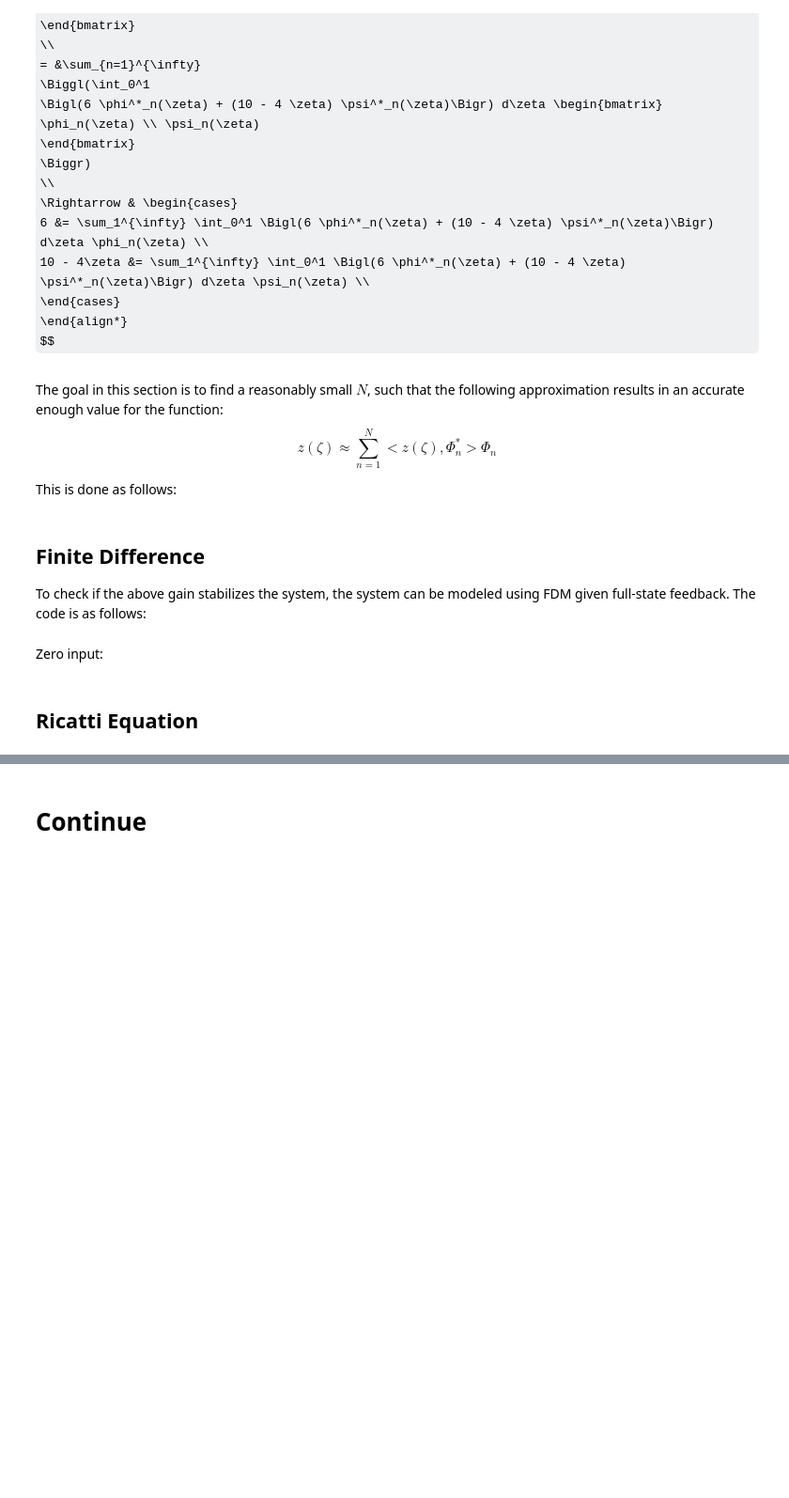
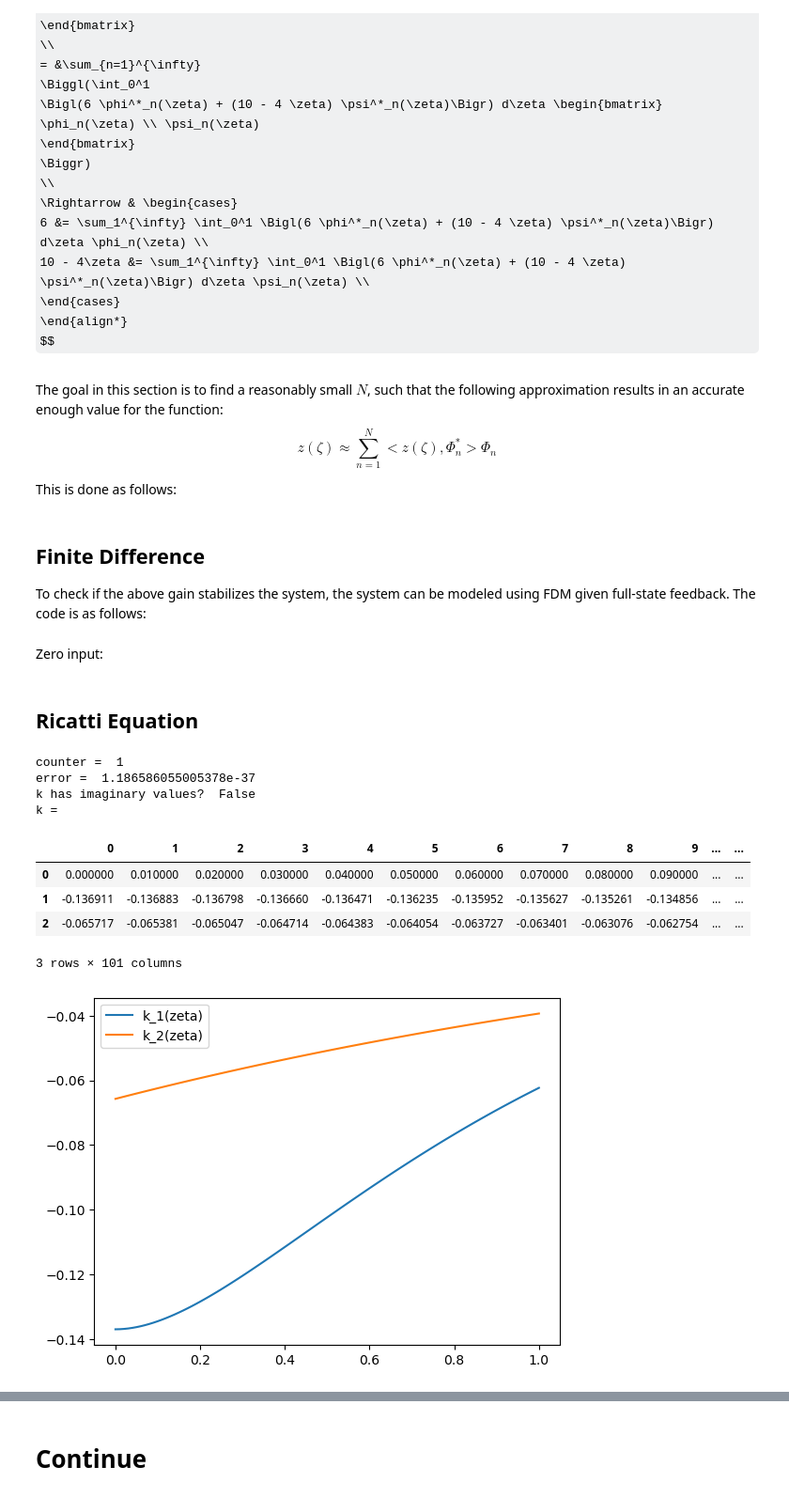
Before and after one commit to behradmoadeli/pfr_isothermal_recycle_delay_optimal, a Jupyter notebook: reports/BehradPaper.ipynb, the cells around one changed output, grey strips where cells are left out. Shown at 94% size. Saved outputs shown, nothing was run; the diff lists cells and outputs as text; code cells hidden in the pictures; some formulas as TeX source; blank space fills up the shorter version.

```diff
--- a/reports/BehradPaper.ipynb
+++ b/reports/BehradPaper.ipynb
@@ -204,7 +204,7 @@ Which is exactly the same as the previous characteristic equation. We may now mo
 Initializing system parameters:
 # %%
 default_pars = obtain_default_pars('pars_list.csv')
-default_pars['label'] = 'dual_3'
+default_pars['label'] = 'default'
 display(default_pars)
 # %% [output]
 {'k': 1.5, 'D': 0.2, 'v': 1, 'tau': 0.8, 'R': 0.6, 'label': 'default'}
@@ -213,7 +213,7 @@ display(default_pars)
 # %% [markdown]
 Searching `guess` range to obtain eigenvalues distribution:
 # %%
-path = "CSV/dual_3.csv"
+path = "CSV/default.csv"
 
 if not os.path.exists(path):
     guess = {
@@ -624,12 +624,12 @@ from scipy.sparse import csr_matrix
 from scipy.integrate import solve_ivp
 import plotly.graph_objs as go
 
-N_zeta = 100
+N_zeta = 101
 zeta = np.linspace(0,1,N_zeta)
 dz = zeta[1]
 
 # Define the time points for the solution
-t_end = 10
+t_end = 5
 N_t = 100
 t_eval = np.linspace(0, t_end, num=N_t)  # Time points at which to evaluate
 
@@ -680,8 +680,16 @@ rows_data.extend([
 rows_row_indices.extend([2*N_zeta-2, 2*N_zeta-2])
 rows_col_indices.extend([N_zeta-1, 2*N_zeta-2])
 
+# Define the last row
+rows_data.extend([
+    (2*D)/(dz**2),
+    k - (2*D)/(dz**2)
+])
+rows_row_indices.extend([2*N_zeta-1, 2*N_zeta-1])
+rows_col_indices.extend([N_zeta-2, N_zeta-1])
+
 # Construct the middle rows as a sparse matrix
-A_ode = csr_matrix((rows_data, (rows_row_indices, rows_col_indices)), shape=(2*N_zeta-1, 2*N_zeta-1))
+A_ode = csr_matrix((rows_data, (rows_row_indices, rows_col_indices)), shape=(2*N_zeta, 2*N_zeta))
 # %%
 # Define the function representing the system of ODEs
 def system_zero_u(t, x, A, par):
@@ -769,7 +773,7 @@ psi_fig.show()
 # %% [markdown]
 ## Ricatti Equation
 # %%
-n_modes = 5
+n_modes = 1
 
 error = 1
 counter = 0
@@ -777,30 +781,41 @@ counter = 0
 
 while error > 1e-15:
     p_0_shape = np.array([*triu_to_flat(np.zeros((n_modes,n_modes)))] * 2).shape # Proper shape for initial guess
     p_0 = (np.random.rand(*p_0_shape) - 0.5) * 0.1 # Initial guess
     p_sol_flat = fsolve(ricatti, p_0, (default_pars, lambdas[:n_modes], normal_coefs[:n_modes]), xtol = 1e-14)
     K = k_ricatti(zeta, p_sol_flat, default_pars, lambdas[:n_modes], normal_coefs[:n_modes])
     has_imag_values = np.any(np.abs(K.imag) > 1e-5)
     if not has_imag_values:
         error_array = np.array(ricatti(p_sol_flat, default_pars, lambdas[:n_modes], normal_coefs[:n_modes]))
         error = np.sqrt(sum(error_array ** 2)) / (0.5 * len(p_0))
     else:
         error = 1
     counter += 1
     if counter == 50:
         p_sol_flat = np.zeros_like(p_sol_flat)
         error = 1
         print('Does not converge')
         break
     print('counter = ', counter)
     print('error = ', error)
     print('k has imaginary values? ', has_imag_values)
 
 if error < 1:
     K = K.real.astype(float)
     print("k = ")
     display(pd.DataFrame(K))
     plt.plot(K[0], K[1], label='k_1(zeta)')
     plt.plot(K[0], K[2], label='k_2(zeta)')
     plt.legend()
     plt.show()
+# %% [output]
+counter =  1
+error =  1.186586055005378e-37
+k has imaginary values?  False
+k =
+|  | 0 | 1 | 2 | 3 | 4 | 5 | 6 | 7 | 8 | 9 | ... | ... |
+| 0 | 0.000000 | 0.010000 | 0.020000 | 0.030000 | 0.040000 | 0.050000 | 0.060000 | 0.070000 | 0.080000 | 0.090000 | ... | ... |
+| 1 | -0.136911 | -0.136883 | -0.136798 | -0.136660 | -0.136471 | -0.136235 | -0.135952 | -0.135627 | -0.135261 | -0.134856 | ... | ... |
+| 2 | -0.065717 | -0.065381 | -0.065047 | -0.064714 | -0.064383 | -0.064054 | -0.063727 | -0.063401 | -0.063076 | -0.062754 | ... | ... |
+3 rows × 101 columns
+[figure, added]
```
Also changed, not shown: parts of 11 cells of this notebook, 2 other files.
